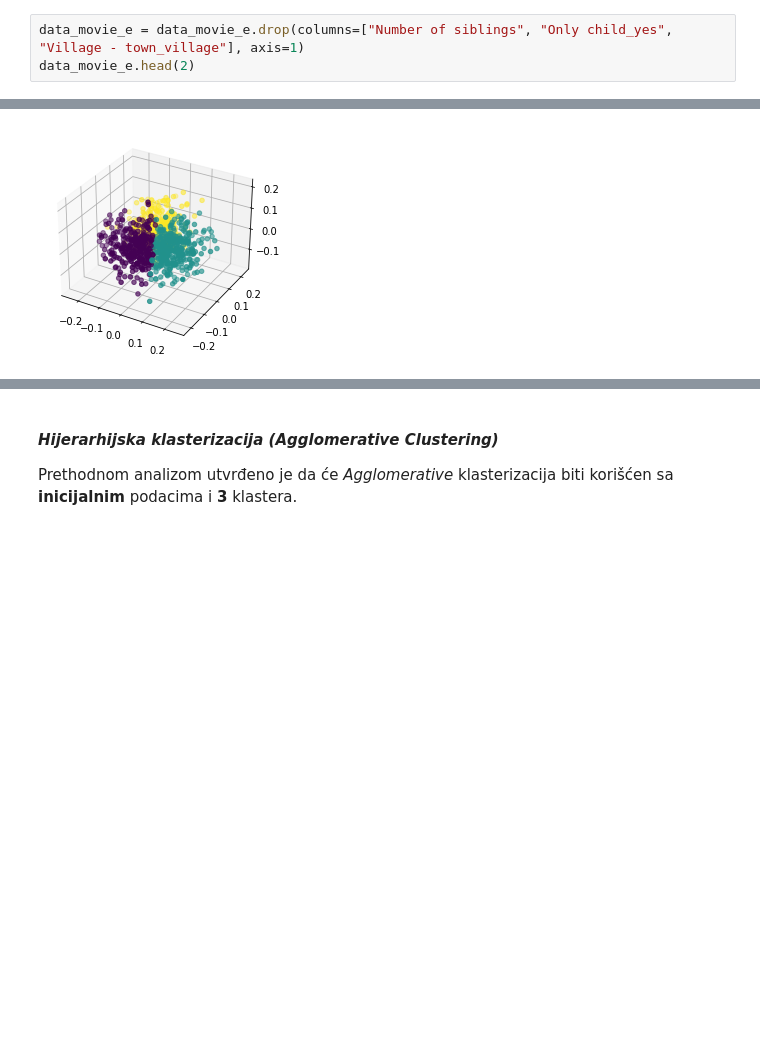
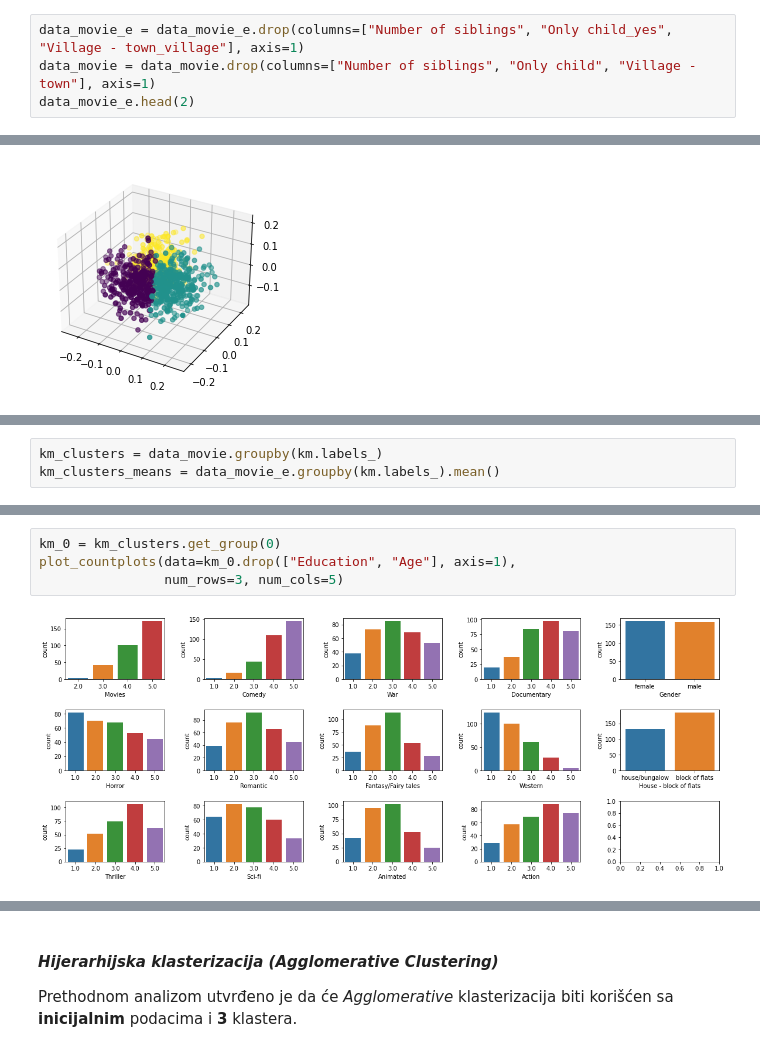
Before and after one commit to LastChanceKatze/ml_young_people_survey, a Jupyter notebook: movie_preferences_clustering.ipynb, the cells around one changed output, grey strips where cells are left out. Saved outputs shown, nothing was run; the diff lists cells and outputs as text; blank space fills up the shorter version.

```diff
--- a/movie_preferences_clustering.ipynb
+++ b/movie_preferences_clustering.ipynb
@@ -224,6 +222,7 @@ correlation_matrix(data_movie_e)
 [figure]
 # %%
 data_movie_e = data_movie_e.drop(columns=["Number of siblings", "Only child_yes", "Village - town_village"], axis=1)
+data_movie = data_movie.drop(columns=["Number of siblings", "Only child", "Village - town"], axis=1)
 data_movie_e.head(2)
 # %% [output]
 |  | Movies | Horror | Thriller | Comedy | Romantic | Sci-fi | War | Fantasy/Fairy tales | Animated | ... |
@@ -535,0 +524,3 @@ plot_count_cluster(km.labels_, data_movie['Age'], col_name="Animated")
+# %%
+km_clusters = data_movie.groupby(km.labels_)
+km_clusters_means = data_movie_e.groupby(km.labels_).mean()
@@ -535,0 +536,6 @@ plot_count_cluster(km.labels_, data_movie['Age'], col_name="Animated")
+# %%
+km_0 = km_clusters.get_group(0)
+plot_countplots(data=km_0.drop(["Education", "Age"], axis=1),
+                num_rows=3, num_cols=5)
+# %% [output]
+[figure, added]
```
Also changed, not shown: parts of 19 cells of this notebook.
